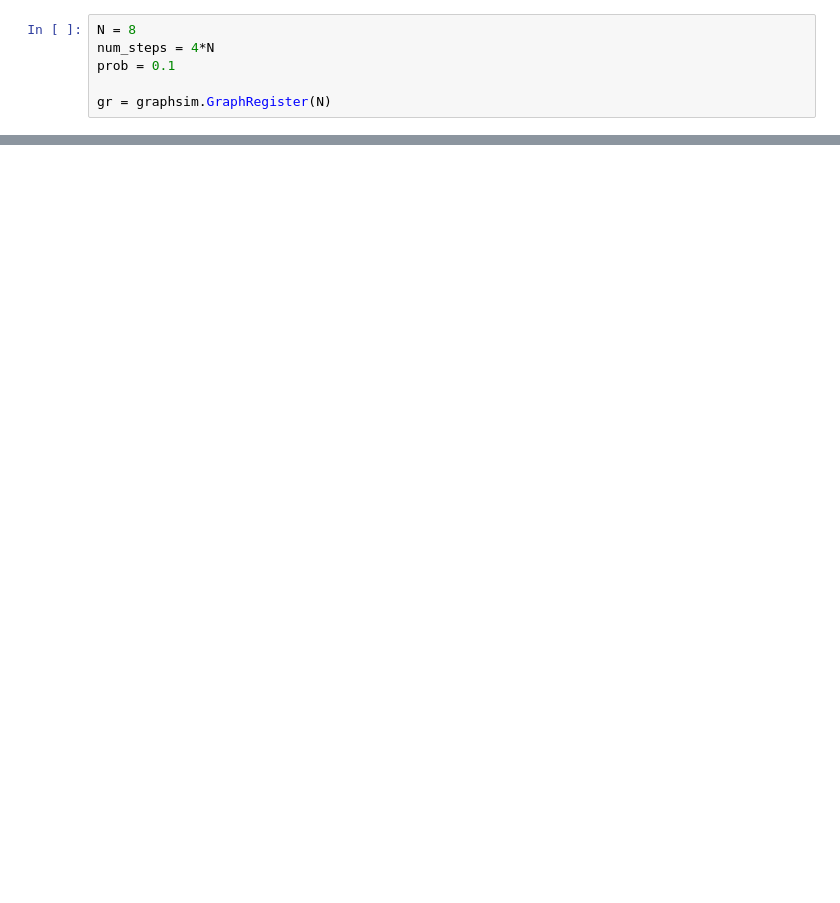
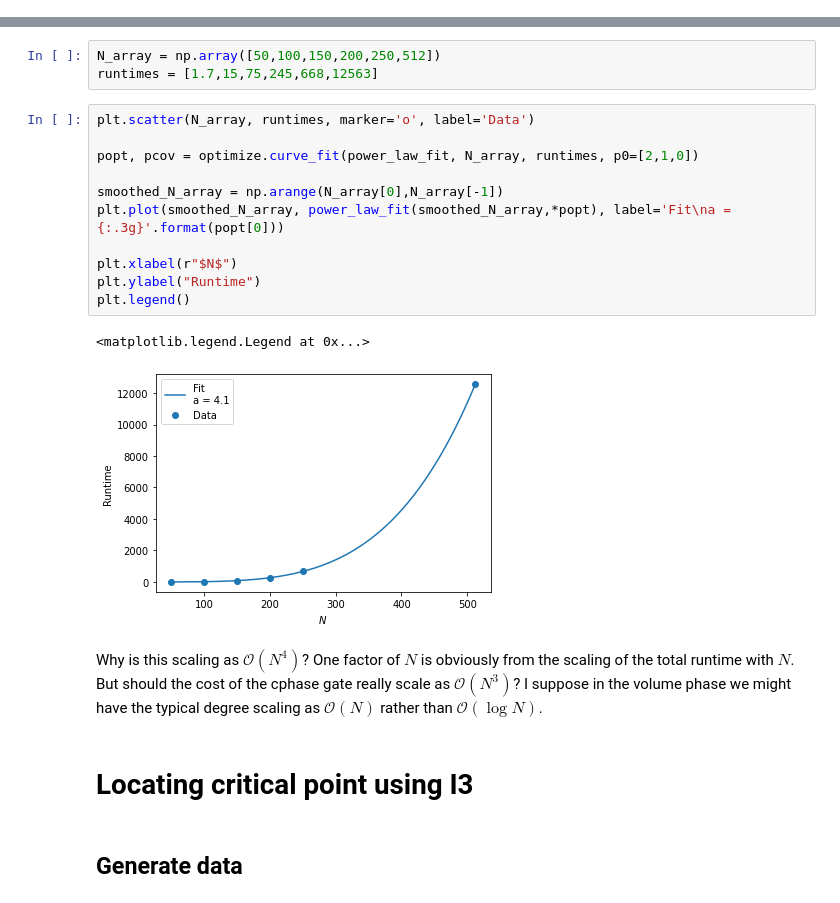
Before and after one commit to OliverLunt/GraphSim, a Jupyter notebook: Tests.ipynb, the cells around one changed output, grey strips where cells are left out. Drawn from its saved outputs; the diff is of its cells as text; blank space fills up the shorter version.

```diff
--- a/Tests.ipynb
+++ b/Tests.ipynb
@@ -3,6 +0,0 @@ import graphsim
-# %%
-N = 8
-num_steps = 4*N
-prob = 0.1
-
-gr = graphsim.GraphRegister(N)
@@ -64,0 +229,23 @@ temp.op
+# %%
+N_array = np.array([50,100,150,200,250,512])
+runtimes = [1.7,15,75,245,668,12563]
+# %%
+plt.scatter(N_array, runtimes, marker='o', label='Data')
+
+popt, pcov = optimize.curve_fit(power_law_fit, N_array, runtimes, p0=[2,1,0])
+
+smoothed_N_array = np.arange(N_array[0],N_array[-1])
+plt.plot(smoothed_N_array, power_law_fit(smoothed_N_array,*popt), label='Fit\na = {:.3g}'.format(popt[0]))
+
+plt.xlabel(r"$N$")
+plt.ylabel("Runtime")
+plt.legend()
+# %% [output]
+<matplotlib.legend.Legend at 0x...>
+[figure, added]
+# %% [markdown]
+Why is this scaling as $\mathcal{O}(N^4)$? One factor of $N$ is obviously from the scaling of the total runtime with $N$. But should the cost of the cphase gate really scale as $\mathcal{O}(N^3)$? I suppose in the volume phase we might have the typical degree scaling as $\mathcal{O}(N)$ rather than $\mathcal{O}(\log{N})$.
+# %% [markdown]
+# Locating critical point using I3
+# %% [markdown]
+## Generate data
```
Also changed, not shown: parts of 58 cells of this notebook, 10 other files.
